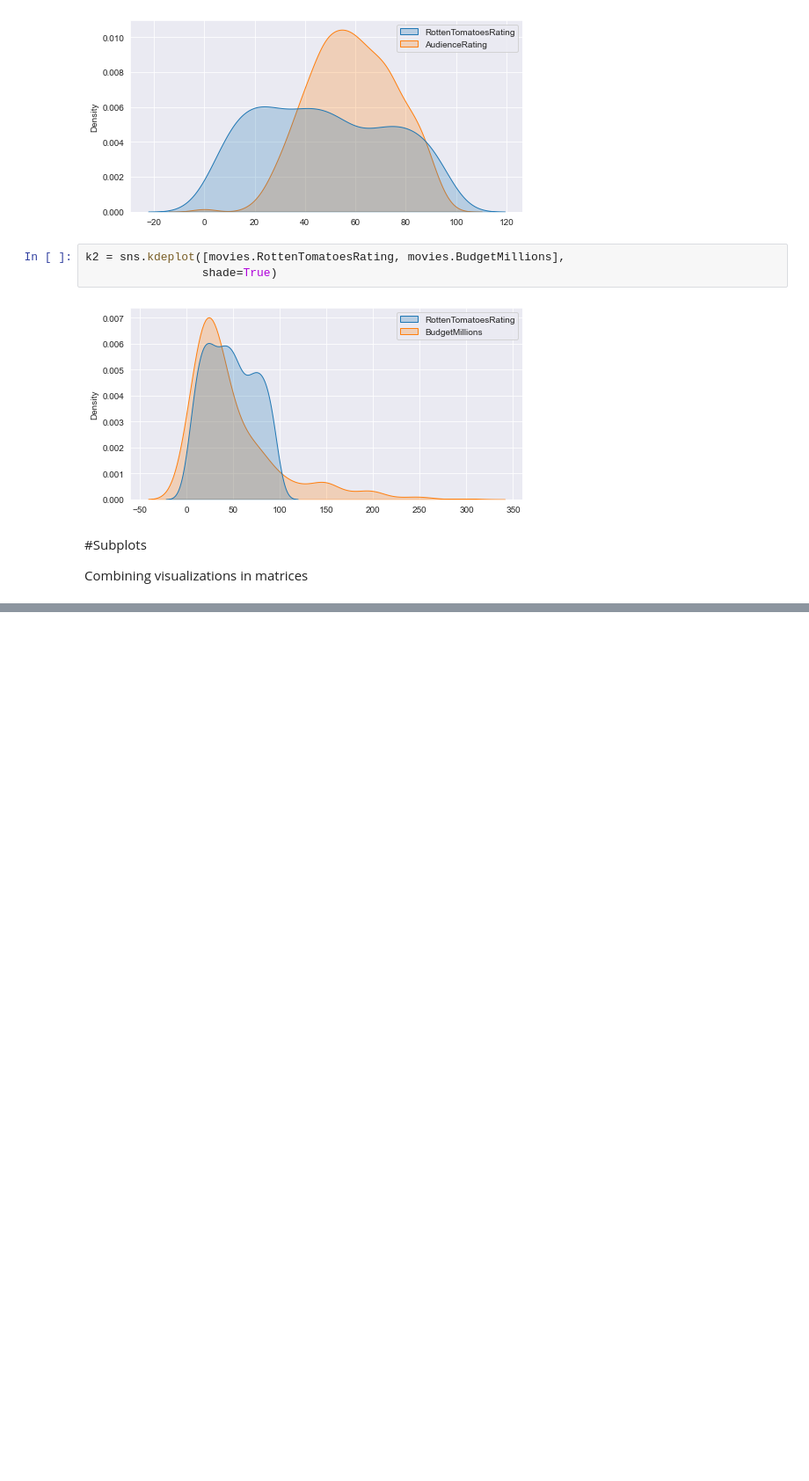
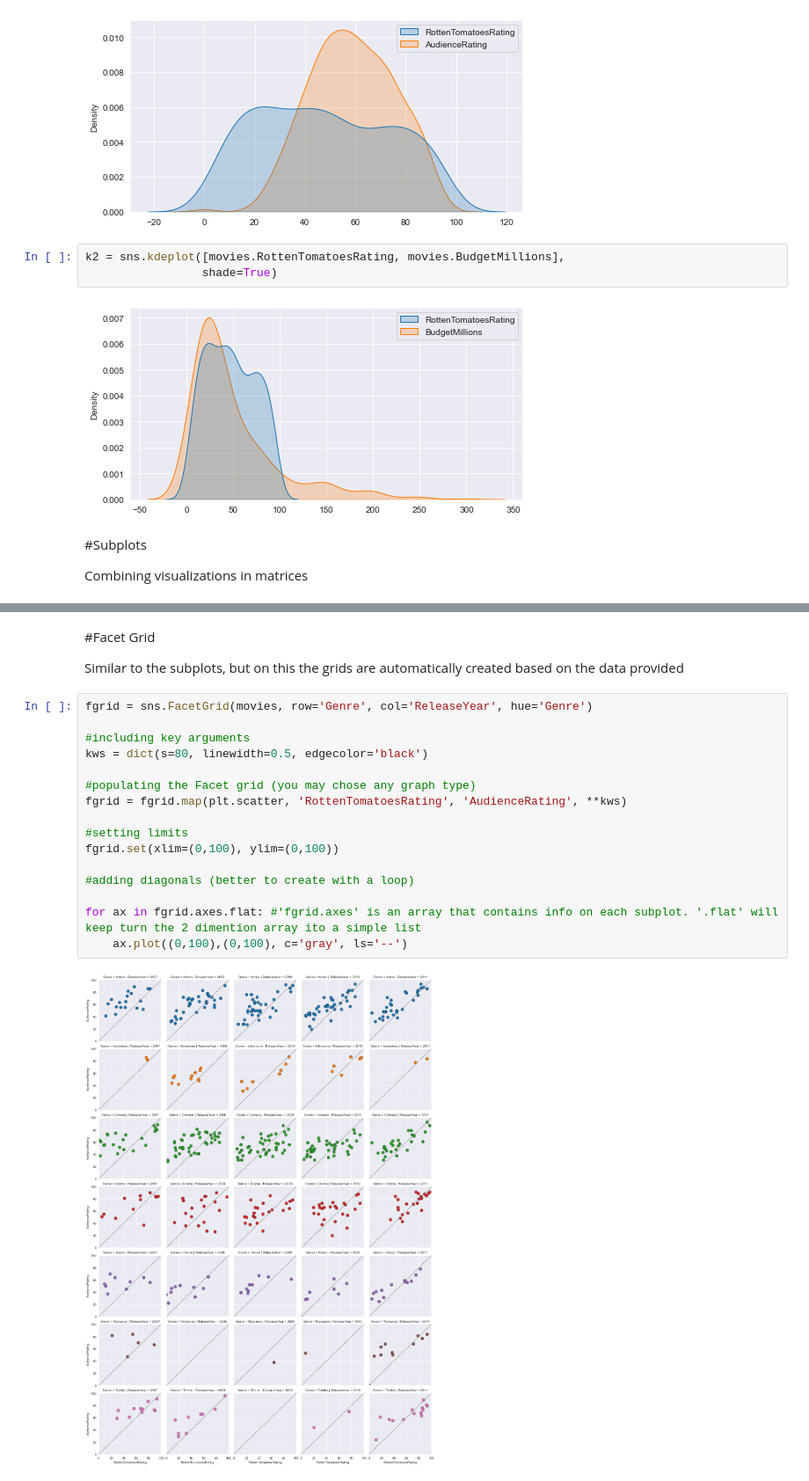
Before and after one commit to GiOvAnNa740/PythonNotebooks, a Jupyter notebook: Python_A_Z_For_Data_science/notes.ipynb, the cells around one changed output, grey strips where cells are left out. Shown at 88% size. Cells and saved outputs as stored; diff of their text form; blank space fills up the shorter version.

```diff
--- a/Python_A_Z_For_Data_science/notes.ipynb
+++ b/Python_A_Z_For_Data_science/notes.ipynb
@@ -347,0 +356,23 @@ k1.set(xlim=(-50, 300))
+# %% [markdown]
+#Facet Grid
+
+
+Similar to the subplots, but on this the grids are automatically created based on the data provided
+# %%
+fgrid = sns.FacetGrid(movies, row='Genre', col='ReleaseYear', hue='Genre')
+
+#including key arguments
+kws = dict(s=80, linewidth=0.5, edgecolor='black')
+
+#populating the Facet grid (you may chose any graph type)
+fgrid = fgrid.map(plt.scatter, 'RottenTomatoesRating', 'AudienceRating', **kws)
+
+#setting limits
+fgrid.set(xlim=(0,100), ylim=(0,100))
+
+#adding diagonals (better to create with a loop)
+
+for ax in fgrid.axes.flat: #'fgrid.axes' is an array that contains info on each subplot. '.flat' will keep turn the 2 dimention array ito a simple list
+    ax.plot((0,100),(0,100), c='gray', ls='--')
+# %% [output]
+[figure, added]
```
Also changed, not shown: parts of 17 cells of this notebook.
